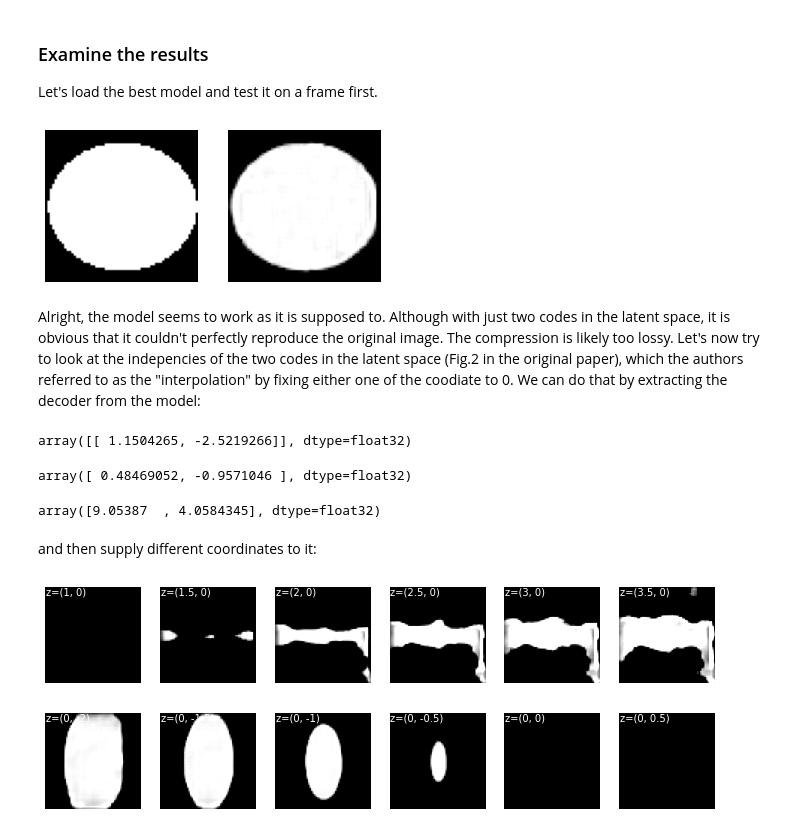
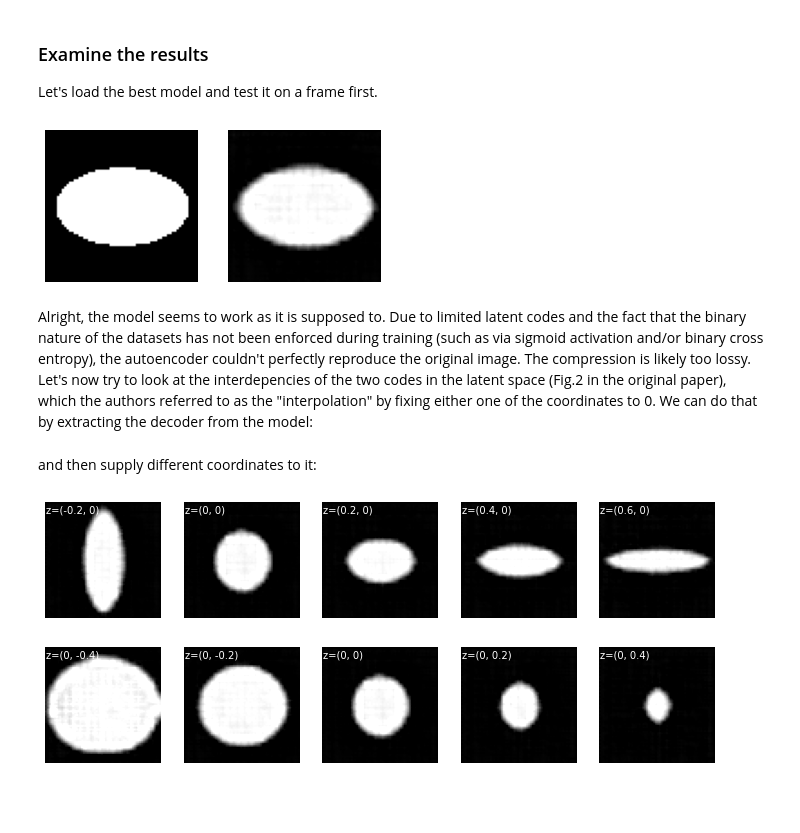
Before and after one commit to chuckedfromspace/pythonize, a Jupyter notebook: pythonize/ml/pca_ae.ipynb, the cells around one changed output. Saved outputs shown, nothing was run; the diff lists cells and outputs as text; code cells hidden in the pictures; blank space fills up the shorter version.

Commit message:
Finalize the pca autoencoder implementation

```diff
--- a/pythonize/ml/pca_ae.ipynb
+++ b/pythonize/ml/pca_ae.ipynb
@@ -57,5 +57,3 @@ Let's look a sample of 8 images from the dataset:
-# %%
-dataset = np.load("binary_ellipses.npy")
 # %%
 frames = np.random.choice(np.arange(N), 8)
 _, ax = plt.subplots(1, 8, figsize=(12, 3))
@@ -75,0 +76,12 @@ Instead of leaky ReLU used in the paper, I will be using the standard ReLU in Te
+# %%
+class LatentCovarianceLayer(keras.layers.Layer):
+    def __init__(self, lam=0.1, **kwargs):
+        super().__init__(**kwargs)
+        self.lam = lam
+    def call(self, inputs):
+        covariance = self.lam * tf.math.reduce_mean(tf.math.reduce_prod(inputs, 1))
+        self.add_loss(tf.math.abs(covariance))
+        return inputs
+    def get_config(self):
+        base_config = super().get_config()
+        return {**base_config, "lam":self.lam,}
@@ -151,10 +216,11 @@ Epoch 01000: loss improved from 0.00272 to 0.00272, saving model to ./model_ae.h
 ### Examine the results
 
 Let's load the best model and test it on a frame first.
+# %%
+pca_ae_model = keras.models.load_model('model_pca_ae.hdf5', custom_objects={"LatentCovarianceLayer": LatentCovarianceLayer})
 # %%
-model = keras.models.load_model('model_ae.hdf5')
-img = dataset[6430, ...]
-img_rec = model.predict(img[np.newaxis,...])
+img = dataset[1430, ...]
+img_rec = pca_ae_model.predict(img[np.newaxis,...])
 _, ax = plt.subplots(1, 2)
 ax[0].imshow(img[...,0], cmap=plt.get_cmap('gray'), vmin=0, vmax=1)
 ax[0].axis('off')
@@ -162,46 +228,32 @@ ax[1].imshow(img_rec[0,...,0], cmap=plt.get_cmap('gray'), vmin=0, vmax=1)
 ax[1].axis('off')
 plt.show()
 # %% [output]
-[figure, old version]
+[figure, new version]
 # %% [markdown]
-Alright, the model seems to work as it is supposed to. Although with just two codes in the latent space, it is obvious that it couldn't perfectly reproduce the original image. The compression is likely too lossy. Let's now try to look at the indepencies of the two codes in the latent space (Fig.2 in the original paper), which the authors referred to as the "interpolation" by fixing either one of the coodiate to 0. We can do that by extracting the decoder from the model:
+Alright, the model seems to work as it is supposed to. Due to limited latent codes and the fact that the binary nature of the datasets has not been enforced during training (such as via sigmoid activation and/or binary cross entropy), the autoencoder couldn't perfectly reproduce the original image. The compression is likely too lossy. Let's now try to look at the interdepencies of the two codes in the latent space (Fig.2 in the original paper), which the authors referred to as the "interpolation" by fixing either one of the coordinates to 0. We can do that by extracting the decoder from the model:
-# %%
-ae_encoder = model.layers[0]
-ae_encoder.predict(img[np.newaxis,...])
-# %% [output]
-array([[ 1.1504265, -2.5219266]], dtype=float32)
-# %%
-coords = ae_encoder.predict(dataset)
-np.mean(coords, 0)
-# %% [output]
-array([ 0.48469052, -0.9571046 ], dtype=float32)
-# %%
-np.std(coords, 0)
-# %% [output]
-array([9.05387  , 4.0584345], dtype=float32)
 # %%
-ae_decoder = model.layers[1]
+pca_ae_decoder = pca_ae_model.layers[1]
 # %% [markdown]
 and then supply different coordinates to it:
 # %%
-vals = [1, 1.5, 2, 2.5, 3, 3.5]
+vals = [-0.2, 0, 0.2, 0.4, 0.6]
 _, ax = plt.subplots(1, len(vals), figsize=(12, 3))
 for i in range(len(vals)):
-    img_dec = ae_decoder.predict([[vals[i], 0]])
+    img_dec = pca_ae_decoder.predict([[vals[i], 0]])
     ax[i].imshow(img_dec[0,...,0], cmap=plt.get_cmap('gray'), vmin=0, vmax=1)
     ax[i].axis("off")
     ax[i].text(0, 5, f"z=({vals[i]}, 0)", c='w')
 plt.show()
 # %% [output]
-[figure, old version]
+[figure, new version]
 # %%
-vals = [-2, -1.5, -1, -0.5, 0, 0.5]
+vals = [-0.4, -0.2, 0, 0.2, 0.4]
 _, ax = plt.subplots(1, len(vals), figsize=(12, 3))
 for i in range(len(vals)):
-    img_dec = ae_decoder.predict([[0, vals[i]]])
+    img_dec = pca_ae_decoder.predict([[0, vals[i]]])
     ax[i].imshow(img_dec[0,...,0], cmap=plt.get_cmap('gray'), vmin=0, vmax=1)
     ax[i].axis("off")
     ax[i].text(0, 5, f"z=(0, {vals[i]})", c='w')
 plt.show()
 # %% [output]
-[figure, old version]
+[figure, new version]
```
Also changed, not shown: parts of 30 cells of this notebook.
